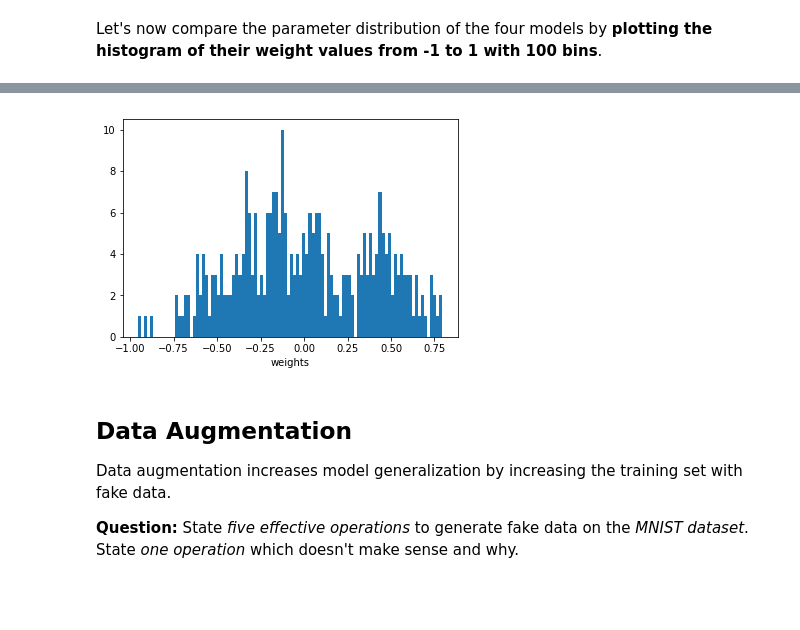
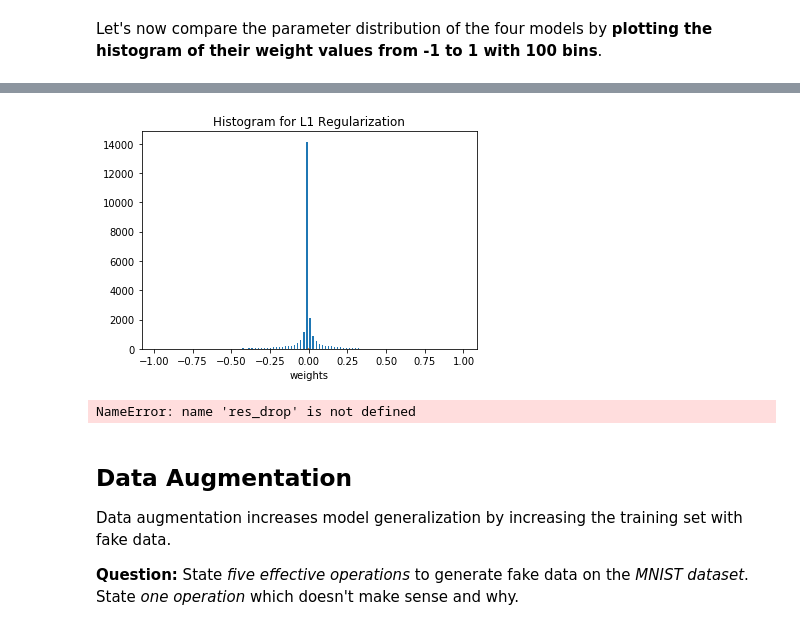
Before and after one commit to JulesBlubb/Foundations-of-Deep-Learning, a Jupyter notebook: exercise03/exercise03_optimization_and_regularization.ipynb, the cells around one changed output, grey strips where cells are left out. Cells and saved outputs as stored; diff of their text form; code cells hidden in the pictures; blank space fills up the shorter version.

```diff
--- a/exercise03/exercise03_optimization_and_regularization.ipynb
+++ b/exercise03/exercise03_optimization_and_regularization.ipynb
@@ -1000,14 +1028,30 @@ Let's now compare the parameter distribution of the four models by **plotting th
+# %%
+# START TODO ################
+res_l1 = []
+for p in params_l1:
+    select_l1 = p.data[np.logical_and(p.data >= (-1.0), p.data <= 1.0)]
+    res_l1.append(select_l1)
+plt.hist(res_l1, bins=100)
+plt.xlabel('weights')
+plt.title('Histogram for L1 Regularization')
+plt.show()
+# End TODO ################
+# %% [output]
+[figure, added]
 # %%
 # START TODO ################
-for p in params:
-    selected = ((p.data >=(-1.0)) & (p.data <=1.0))
-    b = p.data[selected]
-plt.hist(b, bins=100)
+res_drop = []
+for p in params_drop:
+    select_drop = p.data[np.logical_and(p.data >= (-1.0), p.data <= 1.0)]
+    res_drop.append(select_drop)
+
+plt.hist(res_drop, bins=100)
 plt.xlabel('weights')
+plt.title('Histogram for Dropout')
 plt.show()
 # End TODO ################
 # %% [output]
-[figure, removed]
+NameError: name 'res_drop' is not defined
 # %% [markdown]
 ## Data Augmentation
 
```
Also changed, not shown: parts of 4 cells of this notebook.
